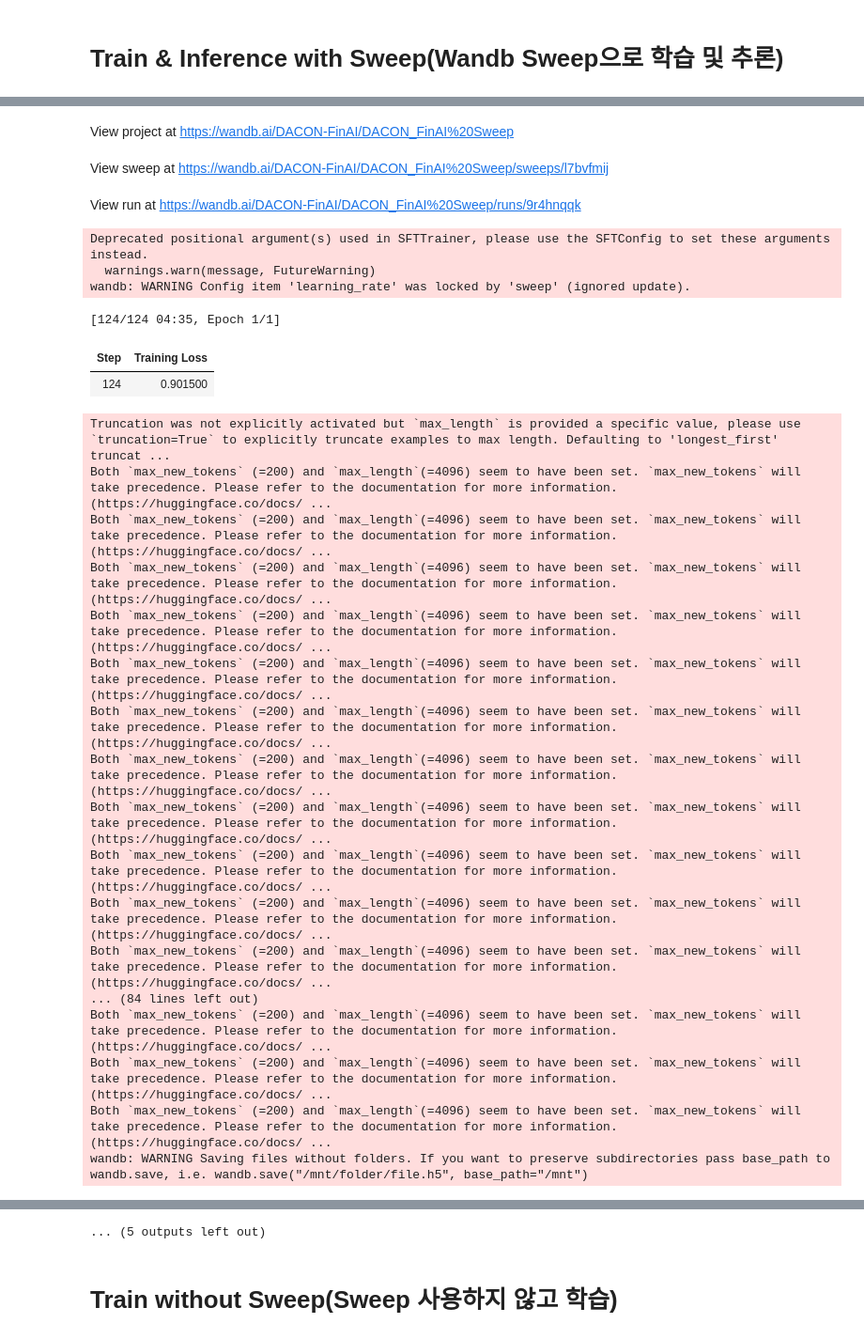
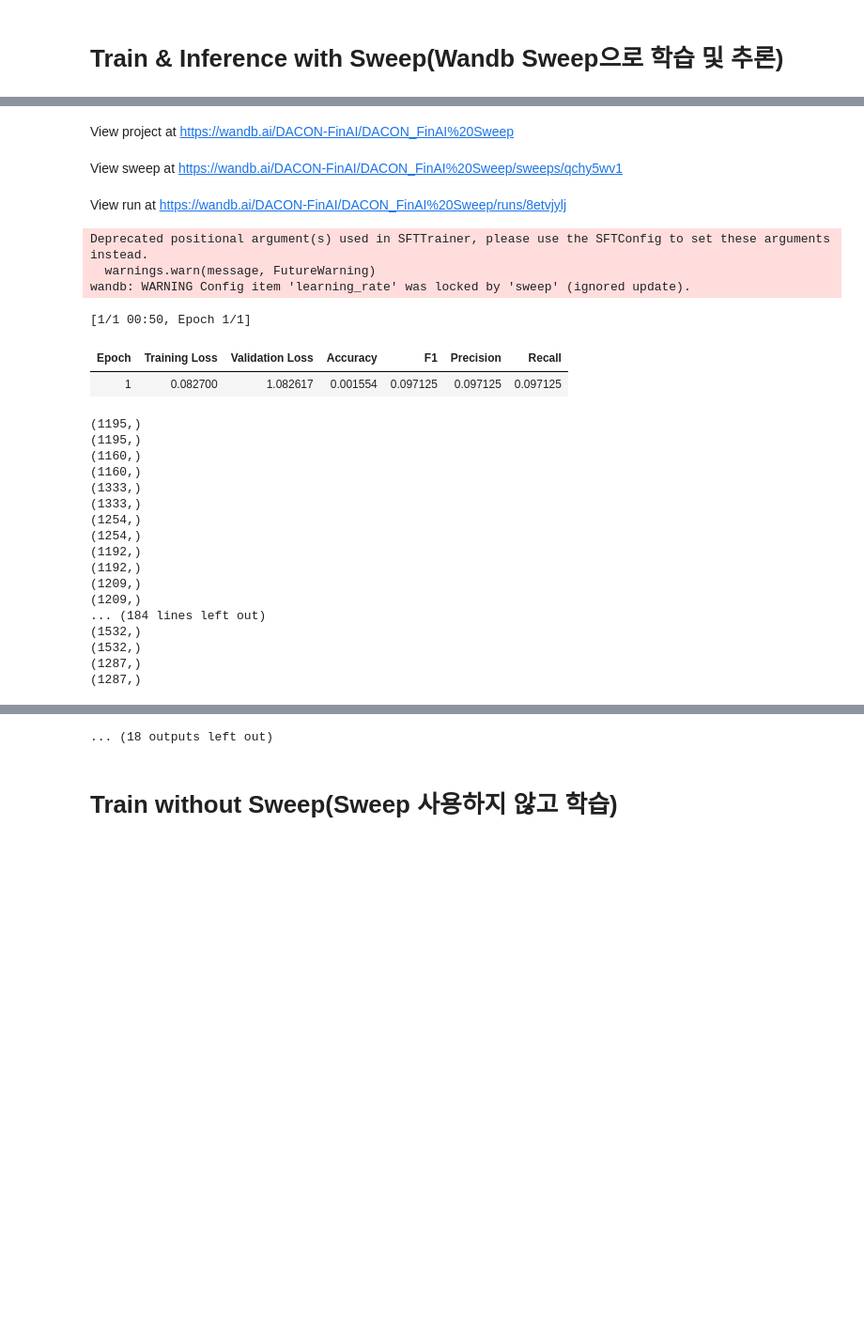
Before and after one commit to theNocturni/WASSUP-DACON-FinAI, a Jupyter notebook: code/1.train_n_inference.ipynb, the cells around one changed output, grey strips where cells are left out. Shown at 94% size. Drawn from its saved outputs; the diff is of its cells as text; code cells hidden in the pictures; blank space fills up the shorter version.

Commit message:
validation 구현, DoRA 사용가능하게 수정

```diff
--- a/code/1.train_n_inference.ipynb
+++ b/code/1.train_n_inference.ipynb
@@ -429,19 +429,17 @@ def compute_f1(y_true, y_pred):
     else: f1 = (2 * precision * recall) / (precision + recall)
     return f1, precision, recall
 
-def compute_metrics(pred):
-    labels = pred.label_ids
-    preds = pred.predictions.argmax(-1)
+def compute_metrics(pred,compute_result=False):
+    labels = pred.label_ids.detach().cpu().numpy().squeeze()
+    preds = pred.predictions.argmax(-1).detach().cpu().numpy().squeeze()
     f1, precision, recall = compute_f1(labels,preds)
 #    precision, recall, f1, _ = precision_recall_fscore_support(labels, preds, average='binary')
     acc = accuracy_score(labels, preds)
-    auc = roc_auc_score(labels, preds)
     return {
         'accuracy': acc,
         'f1': f1,
         'precision': precision,
         'recall': recall,
-        'auroc': auc
     }
 # %% [markdown]
 # Train & Inference with Sweep(Wandb Sweep으로 학습 및 추론)
@@ -468,25 +466,25 @@ sweep_config = {
             'max': 2
         },
         'lora_target': {
-            'values': ['all','linear','part']
+            'values': ['all','part']#['all','linear','part']
         },
         'r': {
-            'values': [16]
+            'values': [4,8,16]
         },
         'lora_alpha': {
-            'values': [64]
+            'values': [16,32,64]
         },
         'lora_dropout': {
-            'values': [0.05]
+            'values': [0,0.05,0.2]
         },
         'use_dora': {
-            'values': [False]
+            'values': [True, False]
         },
         'chunk_size': {
-            'values': [256,512]
+            'values': [256]#,512]
         },
         'embedding': {
-            'values': ['base','large']
+            'values': ['base']#,'large']
         }
     }
 }
@@ -652,8 +650,10 @@ def sweep_train(config=None):
         task_type="CAUSAL_LM",
     )
 
+    model.enable_input_require_grads()
     model = get_peft_model(model, lora_config)
-    dataset_url = f"kdt3/DACON-QA-{config.embedding}-ensemble-markdown-reprocessed-{config.chunk_size}"
+    dataset_url = f"kdt3/DACON-QA-{config.embedding}-ensemble-tab_v1.0-NoAug-{config.chunk_size}"
+    # dataset_url = f"kdt3/DACON-QA-{config.embedding}-ensemble-markdown-reprocessed-{config.chunk_size}"
     target_dataset = load_dataset(dataset_url)
 
     # train_args = transformers.TrainingArguments(
@@ -675,13 +675,16 @@ def sweep_train(config=None):
     trainer = SFTTrainer(
         model=model,
         tokenizer=tokenizer,
-        train_dataset= target_dataset['train'],
+        train_dataset= target_dataset['train'].select([0]),
         eval_dataset = target_dataset['valid'],
         compute_metrics=compute_metrics,
         args= transformers.TrainingArguments(
             do_eval=True,
             output_dir='./output',
             warmup_ratio=0.05,
+            eval_strategy="epoch",
+            eval_accumulation_steps=1,
+            batch_eval_metrics=True,
             per_device_train_batch_size=config.batch_size,
             per_device_eval_batch_size=config.batch_size,
             gradient_accumulation_steps=4,
@@ -717,5 +720,5 @@ def sweep_train(config=None):
 #로컬에 저장할 경우
 # trained_model.save_pretrained(f"{output_dir}/saved_model")
 # %%
-wandb.agent(sweep_id, sweep_train, count=1)
+wandb.agent(sweep_id, sweep_train, count=2)
 # %% [output]
@@ -737,26 +741,26 @@ Sweep page: https://wandb.ai/DACON-FinAI/DACON_FinAI%20Sweep/sweeps/l7bvfmij
 View project at https://wandb.ai/DACON-FinAI/DACON_FinAI%20Sweep
-View sweep at https://wandb.ai/DACON-FinAI/DACON_FinAI%20Sweep/sweeps/l7bvfmij
+View sweep at https://wandb.ai/DACON-FinAI/DACON_FinAI%20Sweep/sweeps/qchy5wv1
-View run at https://wandb.ai/DACON-FinAI/DACON_FinAI%20Sweep/runs/9r4hnqqk
+View run at https://wandb.ai/DACON-FinAI/DACON_FinAI%20Sweep/runs/8etvjylj
 Deprecated positional argument(s) used in SFTTrainer, please use the SFTConfig to set these arguments instead.
   warnings.warn(message, FutureWarning)
 wandb: WARNING Config item 'learning_rate' was locked by 'sweep' (ignored update).
-[124/124 04:35, Epoch 1/1]
+[1/1 00:50, Epoch 1/1]
-| Step | Training Loss |
-| 124 | 0.901500 |
+| Epoch | Training Loss | Validation Loss | Accuracy | F1 | Precision | Recall |
+| 1 | 0.082700 | 1.082617 | 0.001554 | 0.097125 | 0.097125 | 0.097125 |
-Truncation was not explicitly activated but `max_length` is provided a specific value, please use `truncation=True` to explicitly truncate examples to max length. Defaulting to 'longest_first' truncat ...
-Both `max_new_tokens` (=200) and `max_length`(=4096) seem to have been set. `max_new_tokens` will take precedence. Please refer to the documentation for more information. (https://huggingface.co/docs/ ...
-Both `max_new_tokens` (=200) and `max_length`(=4096) seem to have been set. `max_new_tokens` will take precedence. Please refer to the documentation for more information. (https://huggingface.co/docs/ ...
-Both `max_new_tokens` (=200) and `max_length`(=4096) seem to have been set. `max_new_tokens` will take precedence. Please refer to the documentation for more information. (https://huggingface.co/docs/ ...
-Both `max_new_tokens` (=200) and `max_length`(=4096) seem to have been set. `max_new_tokens` will take precedence. Please refer to the documentation for more information. (https://huggingface.co/docs/ ...
-Both `max_new_tokens` (=200) and `max_length`(=4096) seem to have been set. `max_new_tokens` will take precedence. Please refer to the documentation for more information. (https://huggingface.co/docs/ ...
-Both `max_new_tokens` (=200) and `max_length`(=4096) seem to have been set. `max_new_tokens` will take precedence. Please refer to the documentation for more information. (https://huggingface.co/docs/ ...
-Both `max_new_tokens` (=200) and `max_length`(=4096) seem to have been set. `max_new_tokens` will take precedence. Please refer to the documentation for more information. (https://huggingface.co/docs/ ...
-Both `max_new_tokens` (=200) and `max_length`(=4096) seem to have been set. `max_new_tokens` will take precedence. Please refer to the documentation for more information. (https://huggingface.co/docs/ ...
-Both `max_new_tokens` (=200) and `max_length`(=4096) seem to have been set. `max_new_tokens` will take precedence. Please refer to the documentation for more information. (https://huggingface.co/docs/ ...
-Both `max_new_tokens` (=200) and `max_length`(=4096) seem to have been set. `max_new_tokens` will take precedence. Please refer to the documentation for more information. (https://huggingface.co/docs/ ...
-Both `max_new_tokens` (=200) and `max_length`(=4096) seem to have been set. `max_new_tokens` will take precedence. Please refer to the documentation for more information. (https://huggingface.co/docs/ ...
-... (84 lines left out)
-Both `max_new_tokens` (=200) and `max_length`(=4096) seem to have been set. `max_new_tokens` will take precedence. Please refer to the documentation for more information. (https://huggingface.co/docs/ ...
-Both `max_new_tokens` (=200) and `max_length`(=4096) seem to have been set. `max_new_tokens` will take precedence. Please refer to the documentation for more information. (https://huggingface.co/docs/ ...
-Both `max_new_tokens` (=200) and `max_length`(=4096) seem to have been set. `max_new_tokens` will take precedence. Please refer to the documentation for more information. (https://huggingface.co/docs/ ...
-wandb: WARNING Saving files without folders. If you want to preserve subdirectories pass base_path to wandb.save, i.e. wandb.save("/mnt/folder/file.h5", base_path="/mnt")
+(1195,)
+(1195,)
+(1160,)
+(1160,)
+(1333,)
+(1333,)
+(1254,)
+(1254,)
+(1192,)
+(1192,)
+(1209,)
+(1209,)
+... (184 lines left out)
+(1532,)
+(1532,)
+(1287,)
+(1287,)
@@ -764,4 +784,4 @@ Run history:
-... (5 outputs left out)
+... (18 outputs left out)
 # %% [markdown]
 # Train without Sweep(Sweep 사용하지 않고 학습)
 # %%
```
Also changed, not shown: parts of 10 cells of this notebook.
